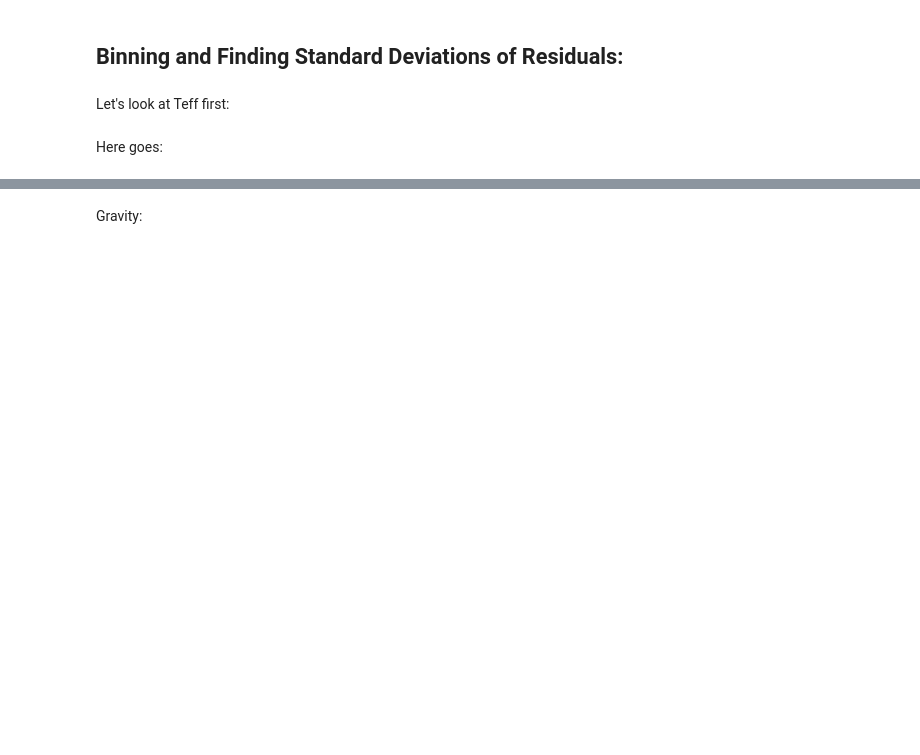
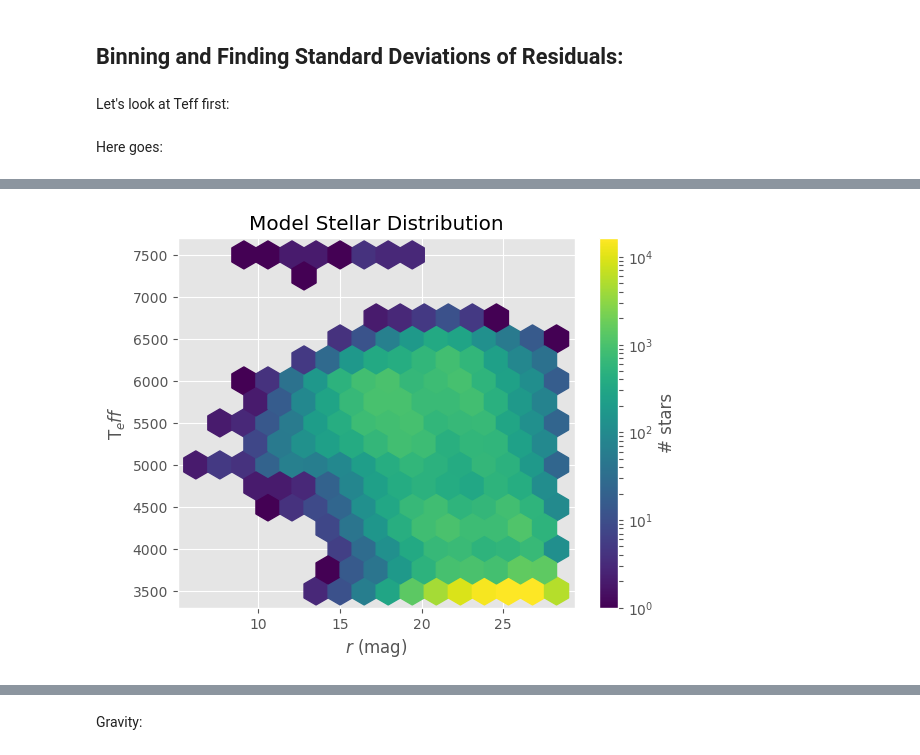
Before and after one commit to yoachim/LSST_narrowband, a Jupyter notebook: results.ipynb, the cells around one changed output, grey strips where cells are left out. Saved outputs shown, nothing was run; the diff lists cells and outputs as text; code cells hidden in the pictures; blank space fills up the shorter version.

```diff
--- a/results.ipynb
+++ b/results.ipynb
@@ -568,0 +638,11 @@ plt.savefig('./teff1yr.png');
+# %%
+#plt.scatter(truth_catalog['r'], truth_catalog['Teff'])
+plt.hexbin(truth_catalog['r'], truth_catalog['Teff'], gridsize=15, norm=mpl.colors.LogNorm(), mincnt=1)
+cb = plt.colorbar()
+cb.set_label('# stars')
+plt.xlabel('$r$ (mag)')
+plt.ylabel('T$_eff$')
+plt.title('Model Stellar Distribution')
+plt.savefig('./input_stars.pdf')
+# %% [output]
+[figure, added]
```
Also changed, not shown: parts of 14 cells of this notebook, 12 other files.
